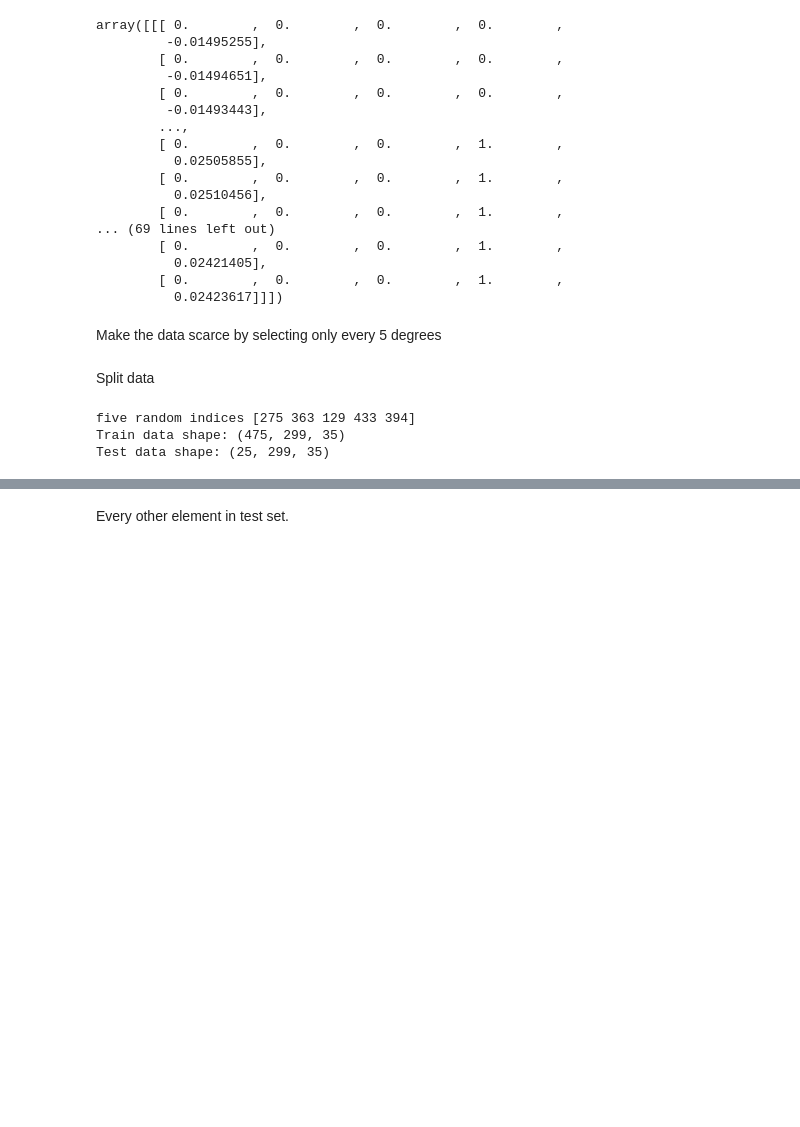
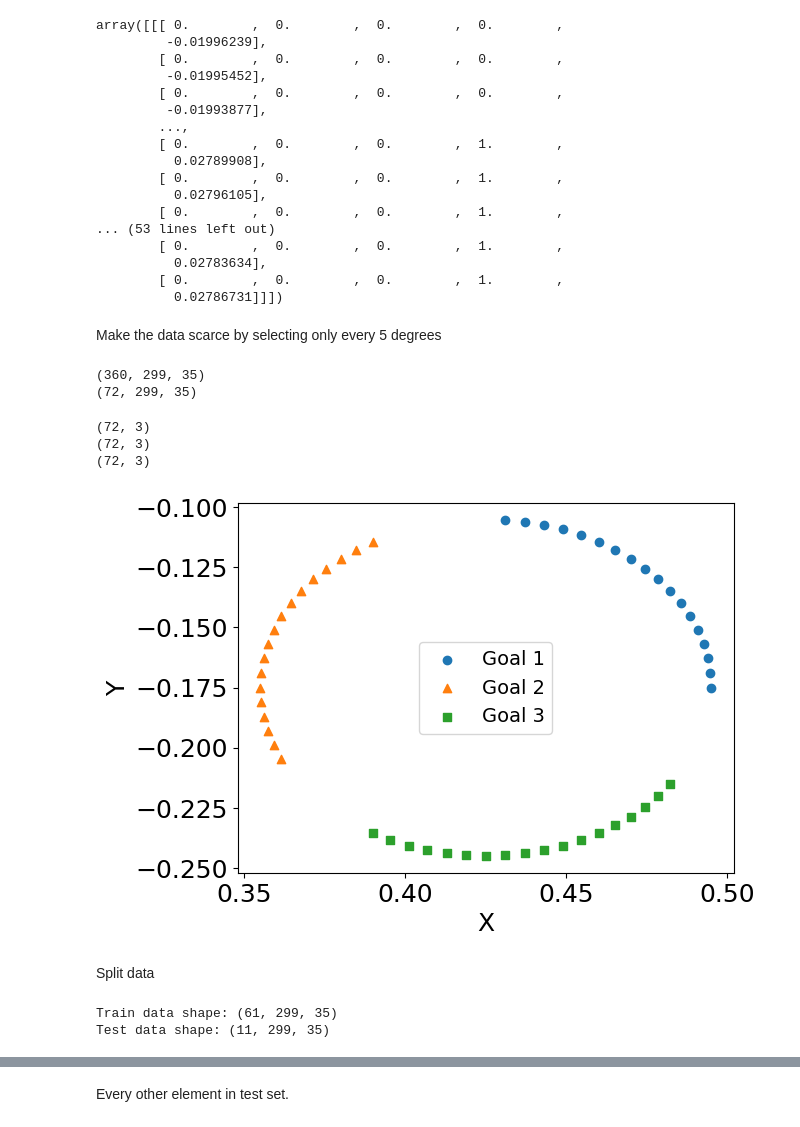
Before and after one commit to arash-mehrabi-z/dnfc-torobo, a Jupyter notebook: feedback_controller/fbc/neural_network/data.ipynb, the cells around one changed output, grey strips where cells are left out. Cells and saved outputs as stored; diff of their text form; code cells hidden in the pictures; blank space fills up the shorter version.

```diff
--- a/feedback_controller/fbc/neural_network/data.ipynb
+++ b/feedback_controller/fbc/neural_network/data.ipynb
@@ -58,35 +63,43 @@ visualize(data1, data2, data3, idx=200)
 # %%
-trajectories[:, :, 24:29][:10]
+trajectories[:, :, 24:29][:5]
 # %% [output]
 array([[[ 0.        ,  0.        ,  0.        ,  0.        ,
-         -0.01495255],
+         -0.01996239],
         [ 0.        ,  0.        ,  0.        ,  0.        ,
-         -0.01494651],
+         -0.01995452],
         [ 0.        ,  0.        ,  0.        ,  0.        ,
-         -0.01493443],
+         -0.01993877],
         ...,
         [ 0.        ,  0.        ,  0.        ,  1.        ,
-          0.02505855],
+          0.02789908],
         [ 0.        ,  0.        ,  0.        ,  1.        ,
-          0.02510456],
+          0.02796105],
         [ 0.        ,  0.        ,  0.        ,  1.        ,
-... (69 lines left out)
+... (53 lines left out)
         [ 0.        ,  0.        ,  0.        ,  1.        ,
-          0.02421405],
+          0.02783634],
         [ 0.        ,  0.        ,  0.        ,  1.        ,
-          0.02423617]]])
+          0.02786731]]])
 # %% [markdown]
 Make the data scarce by selecting only every 5 degrees
 # %%
-# print(trajectories.shape)
-# scarce_trajectories = trajectories[::5, :, :]
-# print(scarce_trajectories.shape)
+print(trajectories.shape)
+scarce_trajectories = trajectories[::5, :, :]
+print(scarce_trajectories.shape)
+# %% [output]
+(360, 299, 35)
+(72, 299, 35)
 # %%
-# data1 = scarce_trajectories[:, 0, 15:18]
-# print(data1.shape)
-# data2 = scarce_trajectories[:, 0, 18:21]
-# print(data2.shape)
-# data3 = scarce_trajectories[:, 0, 21:24]
-# print(data3.shape)
+data1 = scarce_trajectories[:, 0, 15:18]
+print(data1.shape)
+data2 = scarce_trajectories[:, 0, 18:21]
+print(data2.shape)
+data3 = scarce_trajectories[:, 0, 21:24]
+print(data3.shape)
 
-# visualize(data1, data2, data3, idx=18)
+visualize(data1, data2, data3, idx=18)
+# %% [output]
+(72, 3)
+(72, 3)
+(72, 3)
+[figure, added]
@@ -134,16 +147,15 @@ def save_file(array, path):
     with open(path, 'wb') as f:
         np.save(f, array)
 # %%
-ratio = 0.95
-train_data, test_data = split_data_interp(trajectories, ratio)
-# train_data, test_data = split_data_extrap(trajectories, ratio)
+ratio = 0.85
+# train_data, test_data = split_data_interp(trajectories, ratio)
+train_data, test_data = split_data_extrap(trajectories, ratio)
 # train_data, test_data = split_data_even(trajectories)
 
 # Check the shapes
 print("Train data shape:", train_data.shape)
 print("Test data shape:", test_data.shape)
 # %% [output]
-five random indices [275 363 129 433 394]
-Train data shape: (475, 299, 35)
-Test data shape: (25, 299, 35)
+Train data shape: (61, 299, 35)
+Test data shape: (11, 299, 35)
 # %%
```
Also changed, not shown: parts of 19 cells of this notebook, 4 other files.
